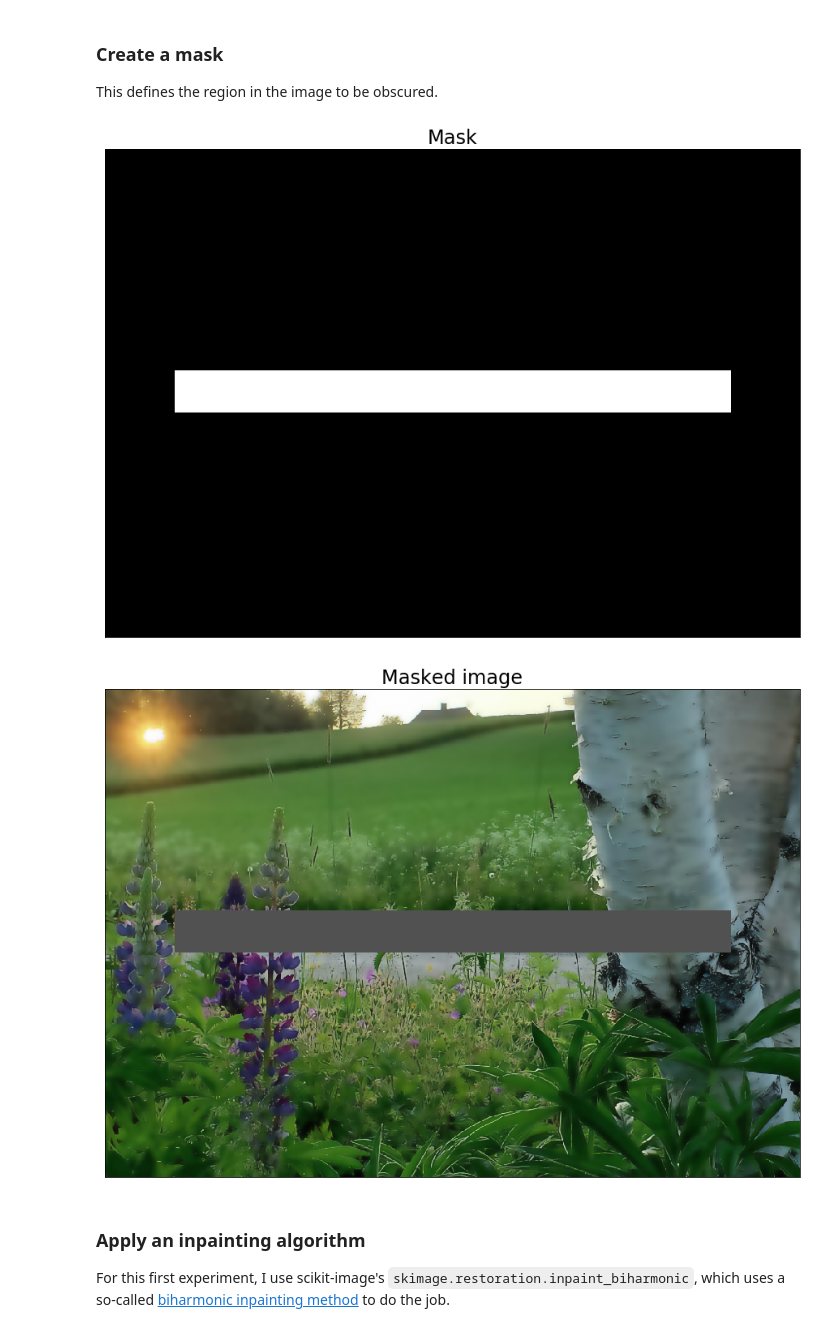
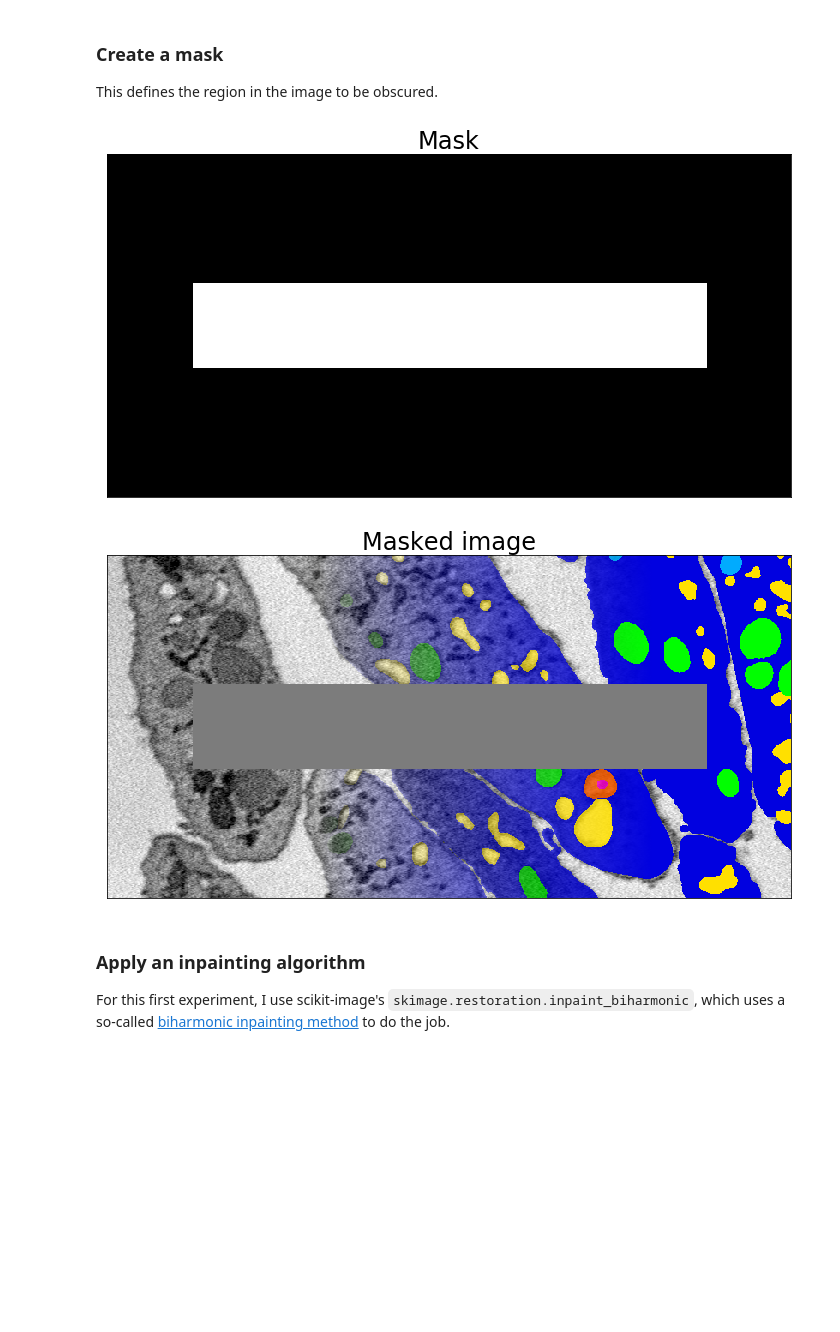
Before and after one commit to heyitsguay/heyitsguay.github.io, a Jupyter notebook: _posts/2019/Image Extrapolation Part 1/image-inpainting.ipynb, the cells around one changed output. Cells and saved outputs as stored; diff of their text form; code cells hidden in the pictures; blank space fills up the shorter version.

```diff
--- a/_posts/2019/Image Extrapolation Part 1/image-inpainting.ipynb
+++ b/_posts/2019/Image Extrapolation Part 1/image-inpainting.ipynb
@@ -29,7 +29,7 @@ Load an image from disk. We will mask portions of it and try to inpaint them.
 # img = plt.imread('patch.png')
 
 # Blurred, watercolor-like version
-img = plt.imread('patch_blurred.png')[..., :3]
+img = plt.imread('preview-wide.png')[..., :3]
 img_mean = img.mean()
 
 # Choose a figure size for display purposes
@@ -38,7 +38,7 @@ fig_size = (img.shape[1] / dpi, img.shape[0] / dpi)
 
 # Choose a resolution scale for the inpainted images. Small values will
 # produce lower-resolution images, but more quickly
-global_scale = 0.5
+global_scale = 1
 img_scaled = rescale(img, global_scale, anti_aliasing=True, multichannel=True)
 
 imshow(img, fig_size)
@@ -52,24 +52,24 @@ This defines the region in the image to be obscured.
 # %%
 # Create a mask the same shape as the image
 mask = np.zeros(img.shape[:-1])
 
 # Create a bar blocking out the middle of the image
-mask[320:380, 100:900] = 1
+mask[150:250, 100:700] = 1
 
 imsave(mask, cmap='gray')
 
 imshow(mask, fig_size, cmap='gray')
 _ = plt.title('Mask', fontsize=24)
 
 # Show masked image
 img_masked = img.copy()
 img_masked[mask == 1, :] = img_mean
 
 imshow(img_masked, fig_size)
 _ = plt.title('Masked image', fontsize=24)
 # %% [output]
-[figure, old version]
+[figure, new version]
-[figure, old version]
+[figure, new version]
 # %% [markdown]
 ### Apply an inpainting algorithm
 
```
Also changed, not shown: parts of 4 cells of this notebook, 8 other files.
